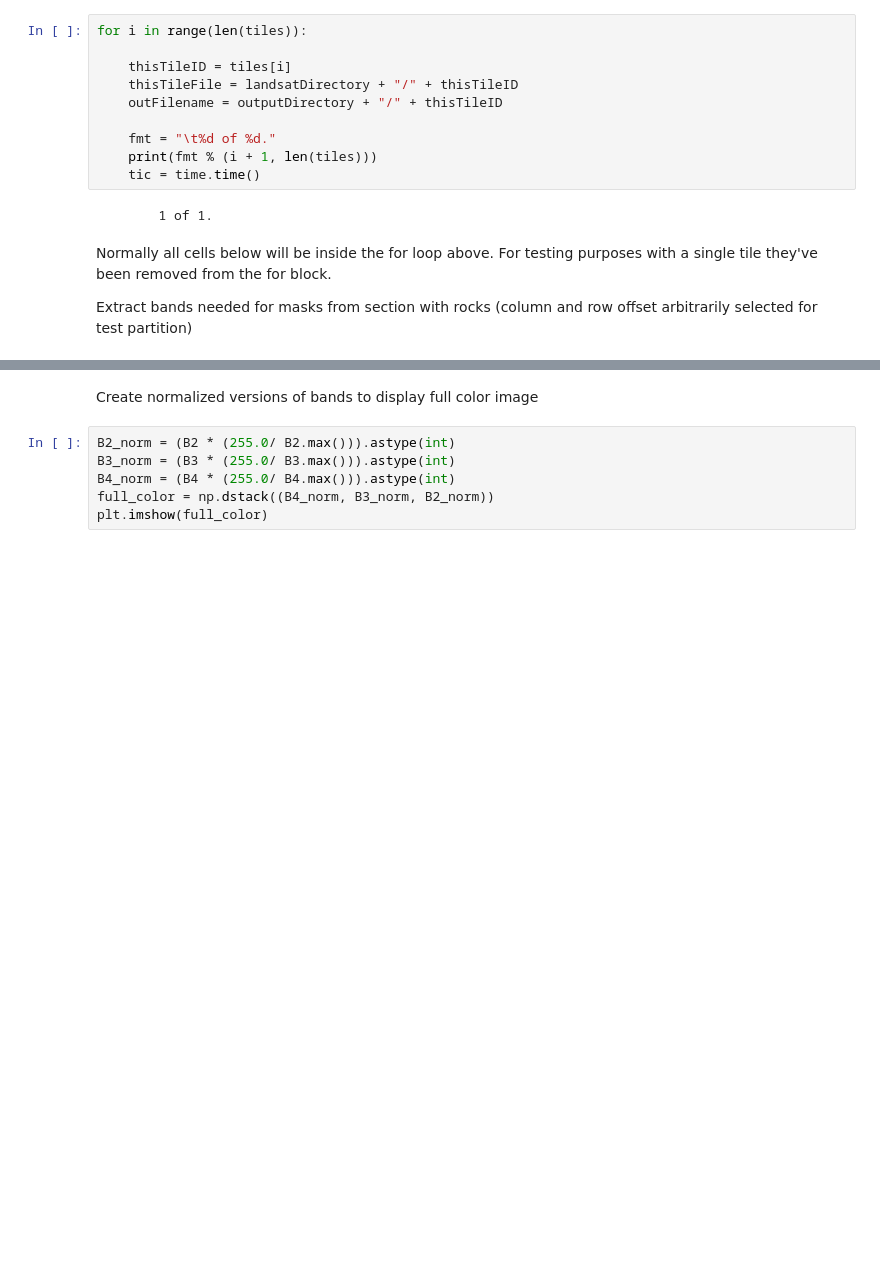
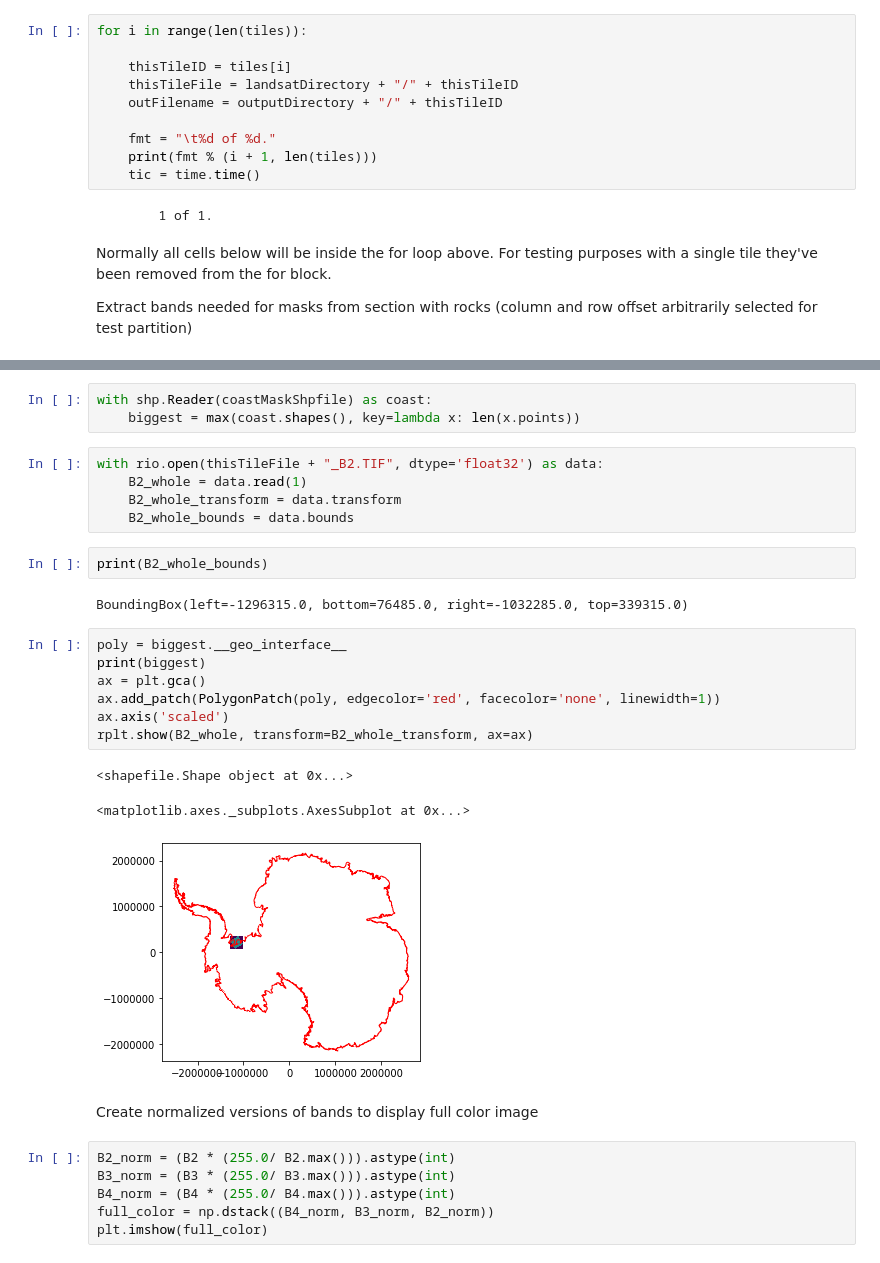
Before and after one commit to mblackgeo/AntarcticRockOutcrop, a Jupyter notebook: burton_johnson_model.ipynb, the cells around one changed output, grey strips where cells are left out. Saved outputs shown, nothing was run; the diff lists cells and outputs as text; blank space fills up the shorter version.

```diff
--- a/burton_johnson_model.ipynb
+++ b/burton_johnson_model.ipynb
@@ -130,3 +138,26 @@ AttributeError: module 'rasterio.plot' has no attribute 'colorbar'
+# %%
+with shp.Reader(coastMaskShpfile) as coast:
+    biggest = max(coast.shapes(), key=lambda x: len(x.points))
+# %%
+with rio.open(thisTileFile + "_B2.TIF", dtype='float32') as data:
+    B2_whole = data.read(1)
+    B2_whole_transform = data.transform
+    B2_whole_bounds = data.bounds
+# %%
+print(B2_whole_bounds)
+# %% [output]
+BoundingBox(left=-1296315.0, bottom=76485.0, right=-1032285.0, top=339315.0)
+# %%
+poly = biggest.__geo_interface__
+print(biggest)
+ax = plt.gca()
+ax.add_patch(PolygonPatch(poly, edgecolor='red', facecolor='none', linewidth=1))
+ax.axis('scaled')
+rplt.show(B2_whole, transform=B2_whole_transform, ax=ax)
+# %% [output]
+<shapefile.Shape object at 0x...>
+<matplotlib.axes._subplots.AxesSubplot at 0x...>
+[figure, added]
 # %% [markdown]
 Create normalized versions of bands to display full color image
 # %%
```
Also changed, not shown: parts of 25 cells of this notebook.
